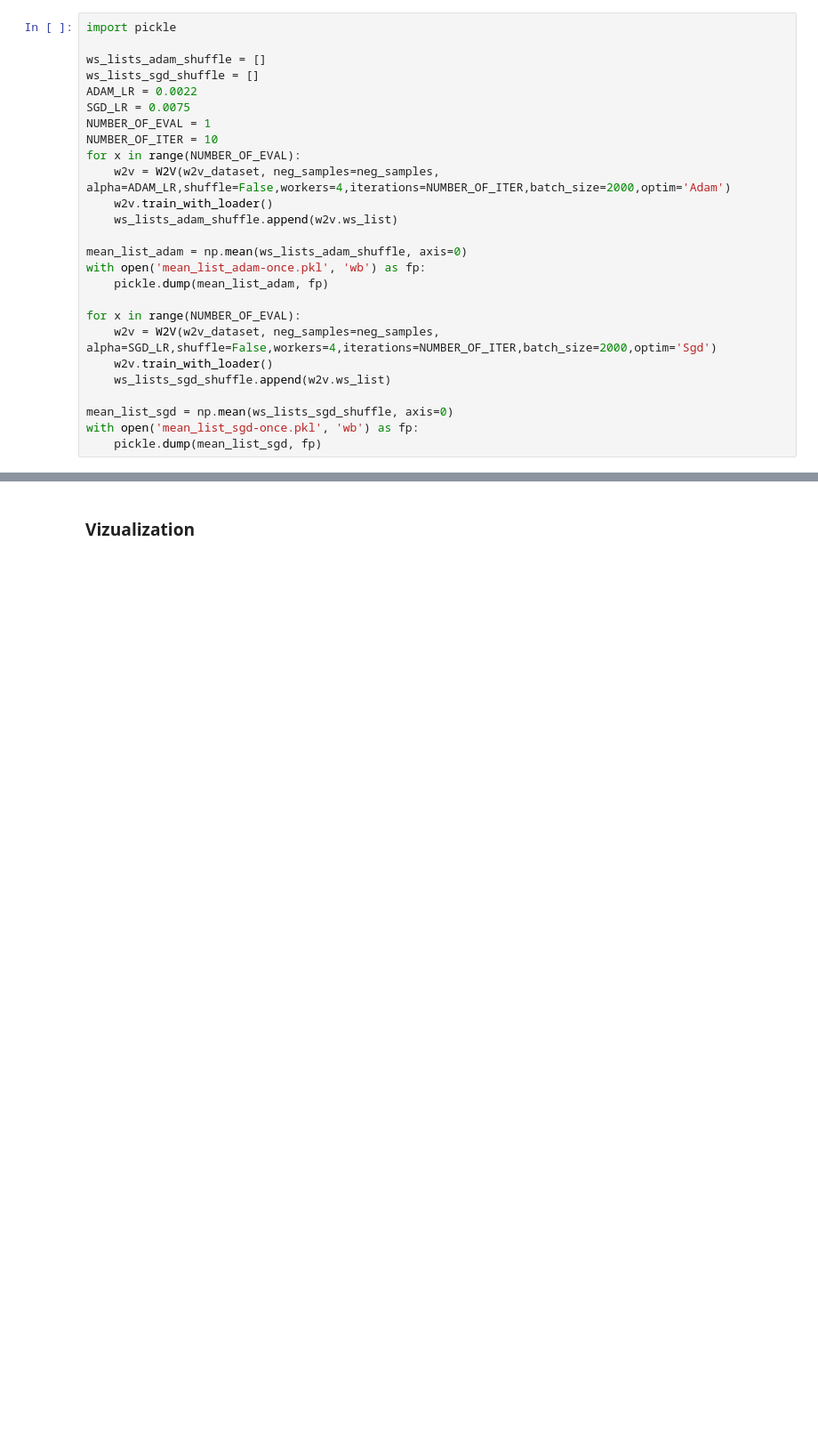
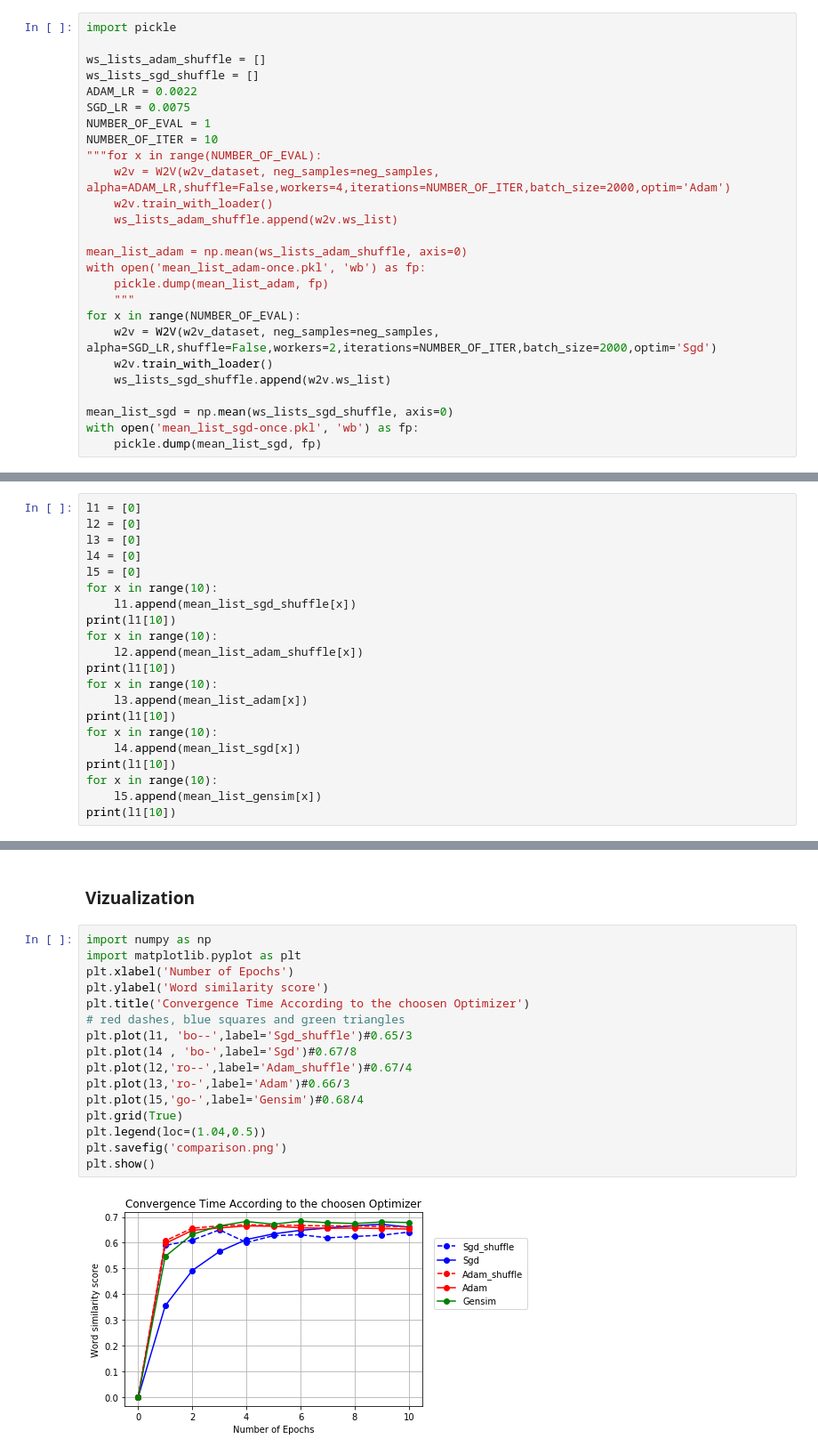
Before and after one commit to c3dric373/Pa-19-SGNS-Optimization, a Jupyter notebook: code/publication-code/eval-shuffle-parallel-vizualization-RUN-ONCE.ipynb, the cells around one changed output, grey strips where cells are left out. Shown at 89% size. Saved outputs shown, nothing was run; the diff lists cells and outputs as text; blank space fills up the shorter version.

```diff
--- a/code/publication-code/eval-shuffle-parallel-vizualization-RUN-ONCE.ipynb
+++ b/code/publication-code/eval-shuffle-parallel-vizualization-RUN-ONCE.ipynb
@@ -434,7 +429,7 @@ ADAM_LR = 0.0022
 SGD_LR = 0.0075
 NUMBER_OF_EVAL = 1
 NUMBER_OF_ITER = 10
-for x in range(NUMBER_OF_EVAL):
+"""for x in range(NUMBER_OF_EVAL):
     w2v = W2V(w2v_dataset, neg_samples=neg_samples, alpha=ADAM_LR,shuffle=False,workers=4,iterations=NUMBER_OF_ITER,batch_size=2000,optim='Adam')
     w2v.train_with_loader()
     ws_lists_adam_shuffle.append(w2v.ws_list)
@@ -442,9 +437,9 @@ for x in range(NUMBER_OF_EVAL):
 mean_list_adam = np.mean(ws_lists_adam_shuffle, axis=0)
 with open('mean_list_adam-once.pkl', 'wb') as fp:
     pickle.dump(mean_list_adam, fp)
-
+    """
 for x in range(NUMBER_OF_EVAL):
-    w2v = W2V(w2v_dataset, neg_samples=neg_samples, alpha=SGD_LR,shuffle=False,workers=4,iterations=NUMBER_OF_ITER,batch_size=2000,optim='Sgd')
+    w2v = W2V(w2v_dataset, neg_samples=neg_samples, alpha=SGD_LR,shuffle=False,workers=2,iterations=NUMBER_OF_ITER,batch_size=2000,optim='Sgd')
     w2v.train_with_loader()
     ws_lists_sgd_shuffle.append(w2v.ws_list)
 
@@ -582,0 +573,21 @@ array([0.60702571, 0.65638966, 0.66539662, 0.66948095, 0.66802354,
+# %%
+l1 = [0]
+l2 = [0]
+l3 = [0]
+l4 = [0]
+l5 = [0]
+for x in range(10):
+    l1.append(mean_list_sgd_shuffle[x])
+print(l1[10])
+for x in range(10):
+    l2.append(mean_list_adam_shuffle[x])
+print(l1[10])
+for x in range(10):
+    l3.append(mean_list_adam[x])
+print(l1[10])
+for x in range(10):
+    l4.append(mean_list_sgd[x])
+print(l1[10])
+for x in range(10):
+    l5.append(mean_list_gensim[x])
+print(l1[10])
@@ -583,5 +600,23 @@ array([0.60702571, 0.65638966, 0.66539662, 0.66948095, 0.66802354,
 # %% [markdown]
 ### Vizualization
+# %%
+import numpy as np
+import matplotlib.pyplot as plt
+plt.xlabel('Number of Epochs')
+plt.ylabel('Word similarity score')
+plt.title('Convergence Time According to the choosen Optimizer')
+# red dashes, blue squares and green triangles
+plt.plot(l1, 'bo--',label='Sgd_shuffle')#0.65/3
+plt.plot(l4 , 'bo-',label='Sgd')#0.67/8
+plt.plot(l2,'ro--',label='Adam_shuffle')#0.67/4
+plt.plot(l3,'ro-',label='Adam')#0.66/3
+plt.plot(l5,'go-',label='Gensim')#0.68/4
+plt.grid(True)
+plt.legend(loc=(1.04,0.5))
+plt.savefig('comparison.png')
+plt.show()
+# %% [output]
+[figure, added]
 # %%
 import numpy as np
 import matplotlib.pyplot as plt
```
Also changed, not shown: parts of 7 cells of this notebook, 14 other files.
